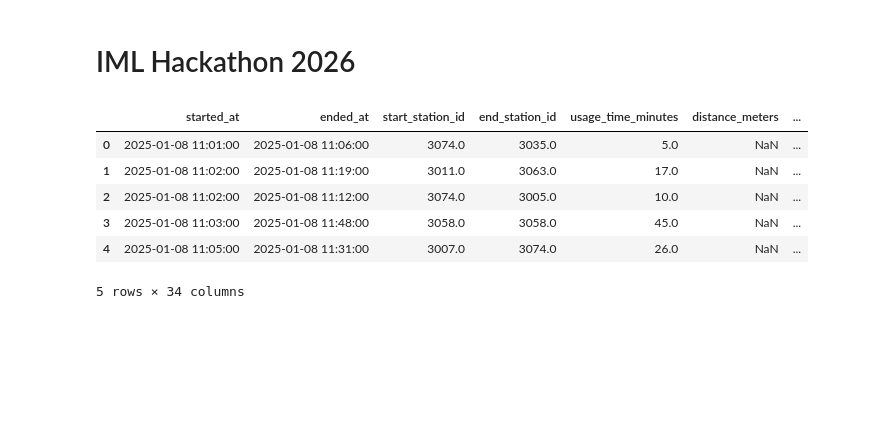
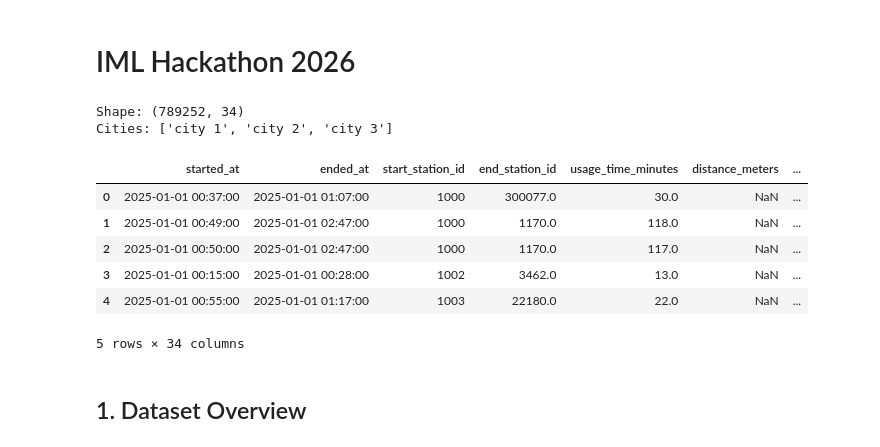
Before and after one commit to GoldenSpringFox/IML-Hackathon, a Jupyter notebook: code/data exploration.ipynb, the cells around one changed output. Drawn from its saved outputs; the diff is of its cells as text; code cells hidden in the pictures; blank space fills up the shorter version.

```diff
--- a/code/data exploration.ipynb
+++ b/code/data exploration.ipynb
@@ -2,16 +2,29 @@
 # IML Hackathon 2026
 # %%
 import pandas as pd
+import numpy as np
+import matplotlib.pyplot as plt
 import seaborn as sns
-import matplotlib.pyplot as plt
 
-df = pd.read_csv("../dataset/train_set.csv", parse_dates=["started_at", "hour_ts"])
+sns.set_theme(style="whitegrid")
+
+df = pd.read_csv(
+    "../dataset/local_train_set.csv",
+    parse_dates=["started_at", "ended_at", "hour_ts"],
+    low_memory=False,
+)
+print(f"Shape: {df.shape}")
+print(f"Cities: {sorted(df['city'].unique())}")
 df.head()
 # %% [output]
+Shape: (789252, 34)
+Cities: ['city 1', 'city 2', 'city 3']
 |  | started_at | ended_at | start_station_id | end_station_id | usage_time_minutes | distance_meters | ... |
-| 0 | 2025-01-08 11:01:00 | 2025-01-08 11:06:00 | 3074.0 | 3035.0 | 5.0 | NaN | ... |
-| 1 | 2025-01-08 11:02:00 | 2025-01-08 11:19:00 | 3011.0 | 3063.0 | 17.0 | NaN | ... |
-| 2 | 2025-01-08 11:02:00 | 2025-01-08 11:12:00 | 3074.0 | 3005.0 | 10.0 | NaN | ... |
-| 3 | 2025-01-08 11:03:00 | 2025-01-08 11:48:00 | 3058.0 | 3058.0 | 45.0 | NaN | ... |
-| 4 | 2025-01-08 11:05:00 | 2025-01-08 11:31:00 | 3007.0 | 3074.0 | 26.0 | NaN | ... |
+| 0 | 2025-01-01 00:37:00 | 2025-01-01 01:07:00 | 1000 | 300077.0 | 30.0 | NaN | ... |
+| 1 | 2025-01-01 00:49:00 | 2025-01-01 02:47:00 | 1000 | 1170.0 | 118.0 | NaN | ... |
+| 2 | 2025-01-01 00:50:00 | 2025-01-01 02:47:00 | 1000 | 1170.0 | 117.0 | NaN | ... |
+| 3 | 2025-01-01 00:15:00 | 2025-01-01 00:28:00 | 1002 | 3462.0 | 13.0 | NaN | ... |
+| 4 | 2025-01-01 00:55:00 | 2025-01-01 01:17:00 | 1003 | 22180.0 | 22.0 | NaN | ... |
-5 rows × 34 columns
+5 rows × 34 columns
+# %% [markdown]
+## 1. Dataset Overview
```
Also changed, not shown: parts of 22 cells of this notebook, 6 other files.
